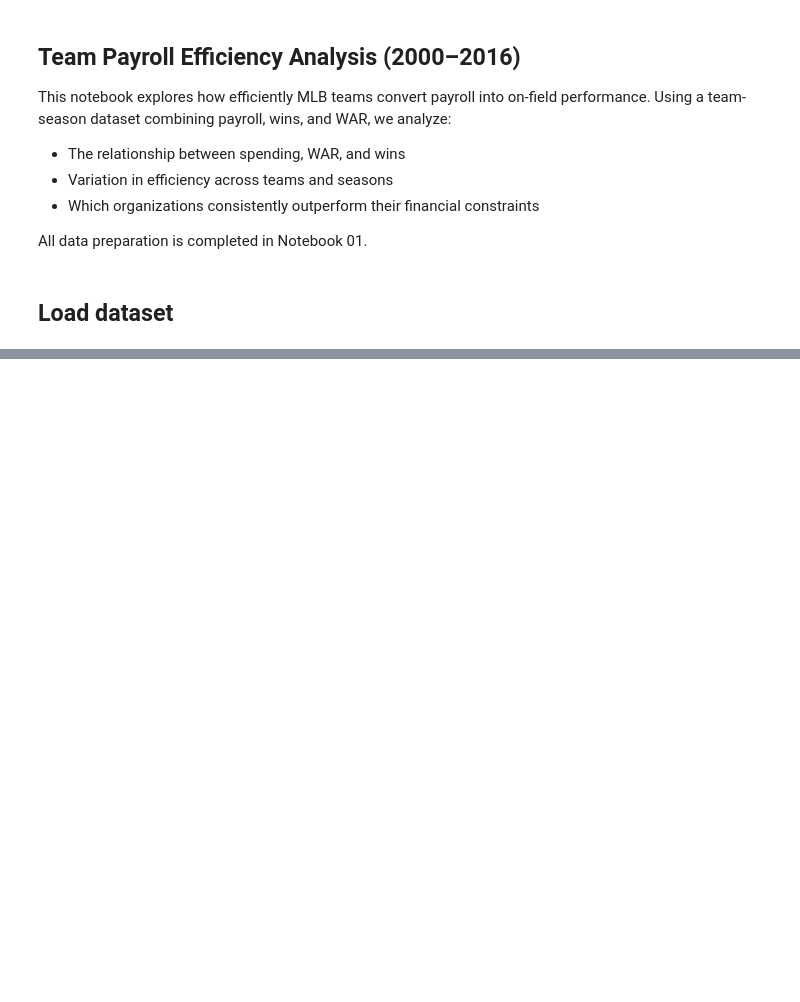
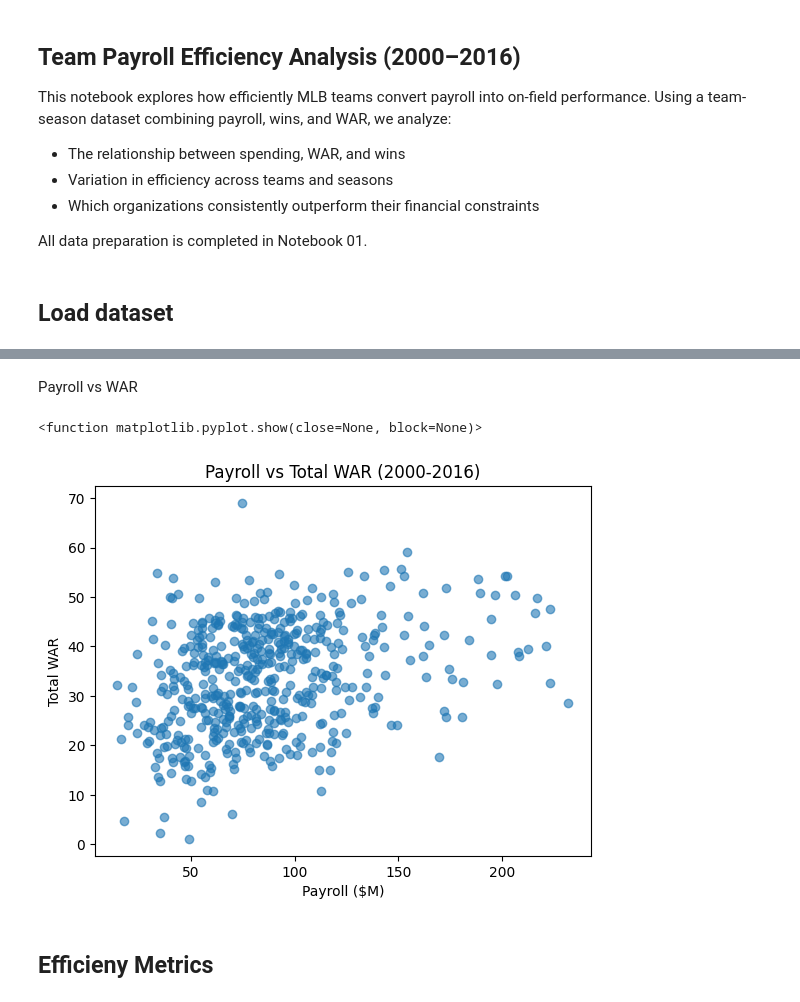
Before and after one commit to matchu46/MLB-Team-Construction---Win-Efficiency, a Jupyter notebook: notebooks/02_team_efficiency_analysis.ipynb, the cells around one changed output, grey strips where cells are left out. Cells and saved outputs as stored; diff of their text form; code cells hidden in the pictures; blank space fills up the shorter version.

```diff
--- a/notebooks/02_team_efficiency_analysis.ipynb
+++ b/notebooks/02_team_efficiency_analysis.ipynb
@@ -26,0 +77,14 @@ df.head()
+# %% [markdown]
+Payroll vs WAR
+# %%
+plt.figure()
+plt.scatter(df["payroll"]/1e6, df["Total_WAR"], alpha=0.6)
+plt.xlabel("Payroll ($M)")
+plt.ylabel("Total WAR")
+plt.title("Payroll vs Total WAR (2000-2016)")
+plt.show
+# %% [output]
+<function matplotlib.pyplot.show(close=None, block=None)>
+[figure, added]
+# %% [markdown]
+## Efficieny Metrics
```
Also changed, not shown: parts of 13 cells of this notebook.
